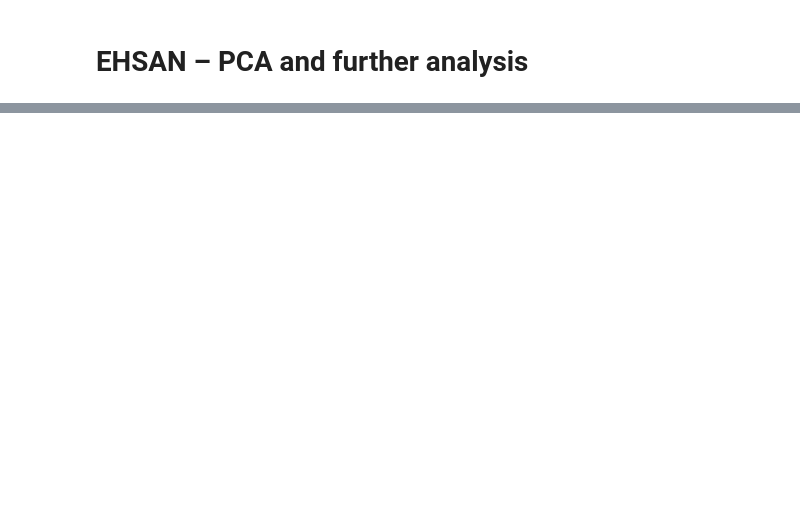
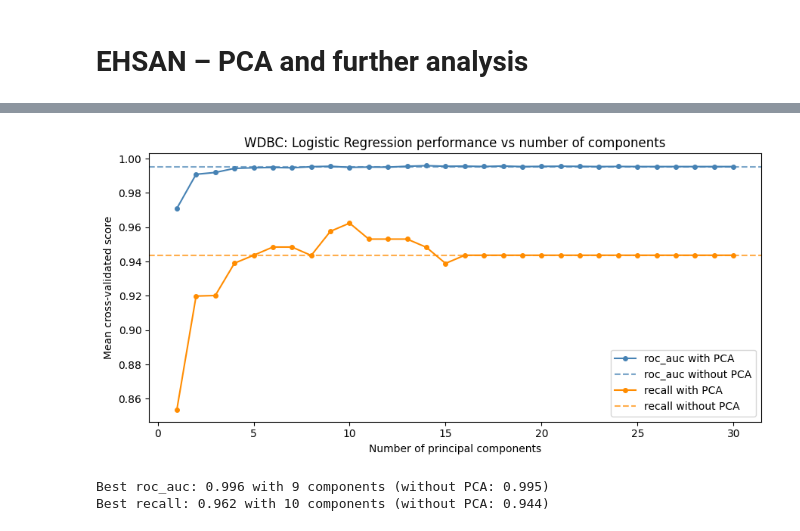
Before and after one commit to Bndreea/Team-9, a Jupyter notebook: Group9.ipynb, the cells around one changed output, grey strips where cells are left out. Saved outputs shown, nothing was run; the diff lists cells and outputs as text; code cells hidden in the pictures; blank space fills up the shorter version.

```diff
--- a/Group9.ipynb
+++ b/Group9.ipynb
@@ -1237,0 +1148,43 @@ plt.show()
+# %%
+def components_sweep(X, y, dataset_name, metrics=("roc_auc", "recall")):
+    """Cross-validated scores of Logistic Regression for every possible number of components."""
+    ks = np.arange(1, X.shape[1] + 1)
+    sweep = {m: [] for m in metrics}
+    for k in ks:
+        pipe = Pipeline([("scaler", StandardScaler()),
+                         ("pca", PCA(n_components=k)),
+                         ("model", LogisticRegression(max_iter=1000, random_state=42))])
+        res = cross_validate(pipe, X, y, cv=cv_pca, scoring=list(metrics))
+        for m in metrics:
+            sweep[m].append(res[f"test_{m}"].mean())
+
+    baseline = cross_validate(Pipeline([("scaler", StandardScaler()),
+                                        ("model", LogisticRegression(max_iter=1000, random_state=42))]),
+                              X, y, cv=cv_pca, scoring=list(metrics))
+
+    plt.figure(figsize=(9, 4.5))
+    for m, colour in zip(metrics, ["steelblue", "darkorange"]):
+        plt.plot(ks, sweep[m], marker="o", ms=4, color=colour, label=f"{m} with PCA")
+        plt.axhline(baseline[f"test_{m}"].mean(), ls="--", color=colour, alpha=0.7,
+                    label=f"{m} without PCA")
+    plt.xlabel("Number of principal components")
+    plt.ylabel("Mean cross-validated score")
+    plt.title(f"{dataset_name}: Logistic Regression performance vs number of components")
+    plt.legend()
+    plt.tight_layout()
+    plt.show()
+
+    table = pd.DataFrame(sweep, index=ks).round(3)
+    table.index.name = "Components"
+    for m in metrics:
+        best_k = table[m].idxmax()
+        print(f"Best {m}: {table.loc[best_k, m]:.3f} with {best_k} components "
+              f"(without PCA: {baseline[f'test_{m}'].mean():.3f})")
+    return table
+
+
+wdbc_sweep = components_sweep(X_wdbc, y_wdbc, "WDBC")
+# %% [output]
+[figure, added]
+Best roc_auc: 0.996 with 9 components (without PCA: 0.995)
+Best recall: 0.962 with 10 components (without PCA: 0.944)
```
Also changed, not shown: parts of 42 cells of this notebook.
